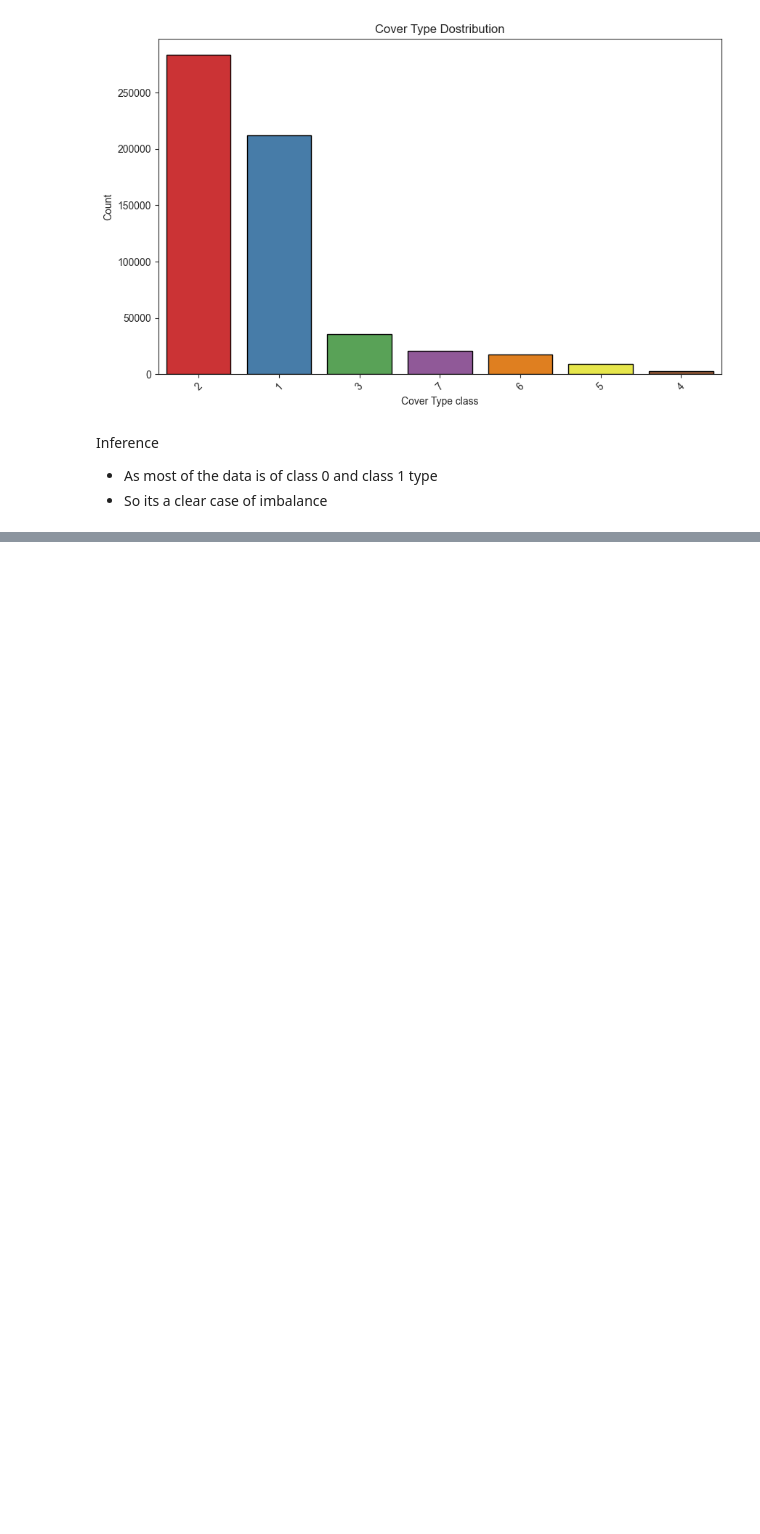
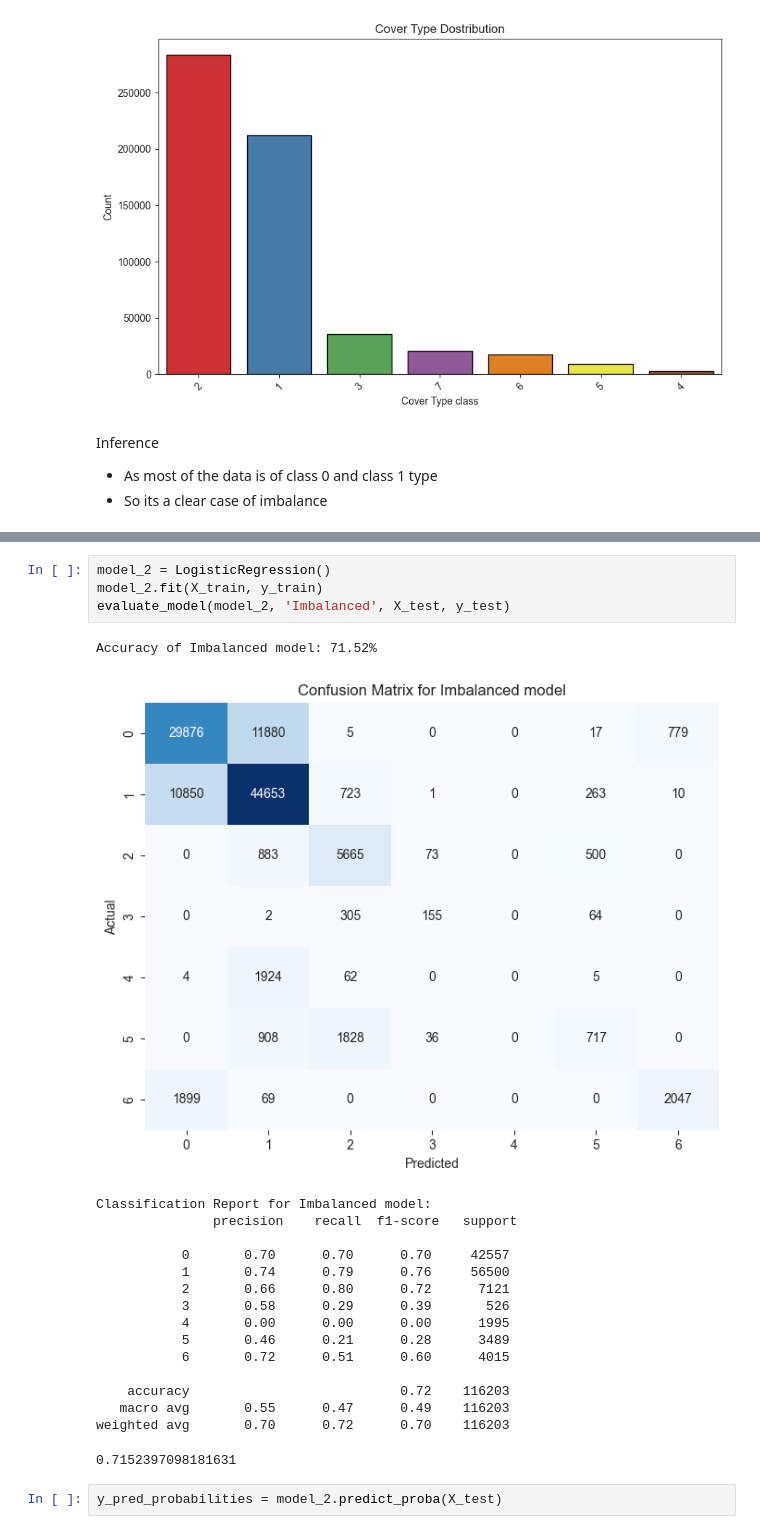
Before and after one commit to anshgupta1903/Project_GreenVision, a Jupyter notebook: notebooks/Feature_Engineering.ipynb, the cells around one changed output, grey strips where cells are left out. Drawn from its saved outputs; the diff is of its cells as text; blank space fills up the shorter version.

```diff
--- a/notebooks/Feature_Engineering.ipynb
+++ b/notebooks/Feature_Engineering.ipynb
@@ -194,0 +298,24 @@ Inference
+# %%
+model_2 = LogisticRegression()
+model_2.fit(X_train, y_train)
+evaluate_model(model_2, 'Imbalanced', X_test, y_test)
+# %% [output]
+Accuracy of Imbalanced model: 71.52%
+[figure, added]
+Classification Report for Imbalanced model:
+               precision    recall  f1-score   support
+
+           0       0.70      0.70      0.70     42557
+           1       0.74      0.79      0.76     56500
+           2       0.66      0.80      0.72      7121
+           3       0.58      0.29      0.39       526
+           4       0.00      0.00      0.00      1995
+           5       0.46      0.21      0.28      3489
+           6       0.72      0.51      0.60      4015
+
+    accuracy                           0.72    116203
+   macro avg       0.55      0.47      0.49    116203
+weighted avg       0.70      0.72      0.70    116203
+0.7152397098181631
+# %%
+y_pred_probabilities = model_2.predict_proba(X_test)
```
Also changed, not shown: parts of 22 cells of this notebook.
